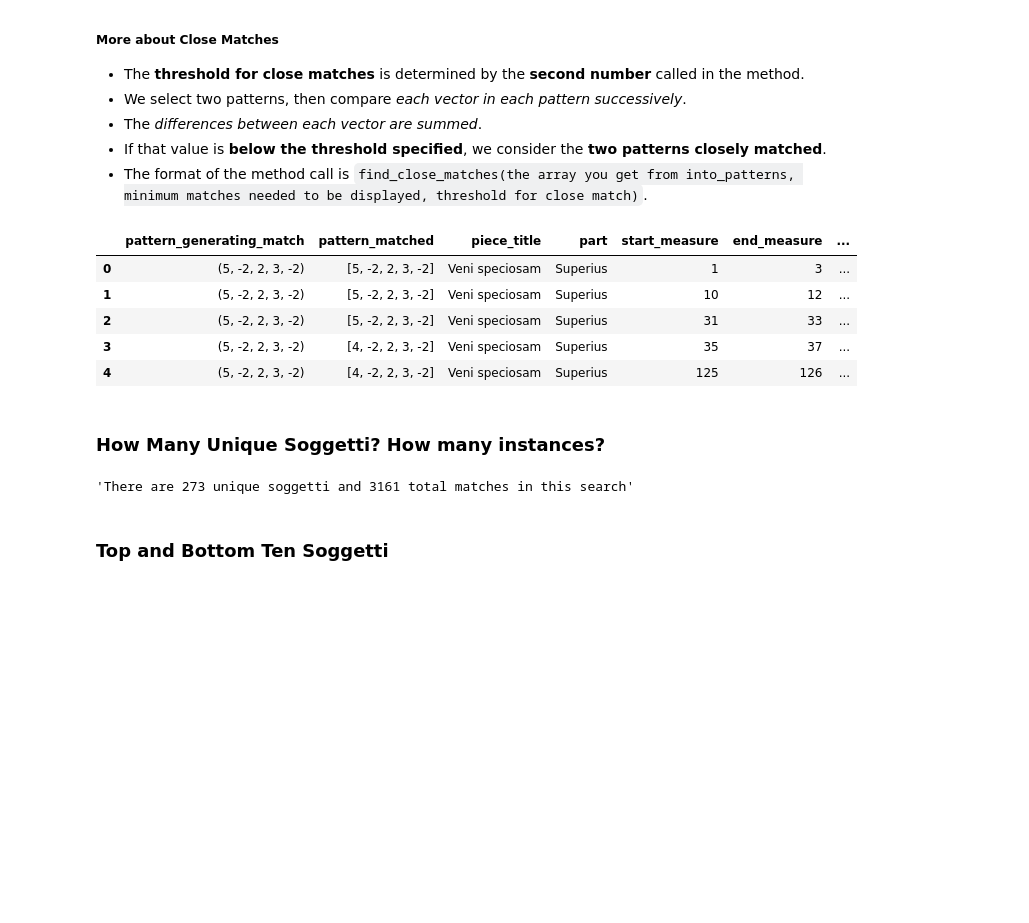
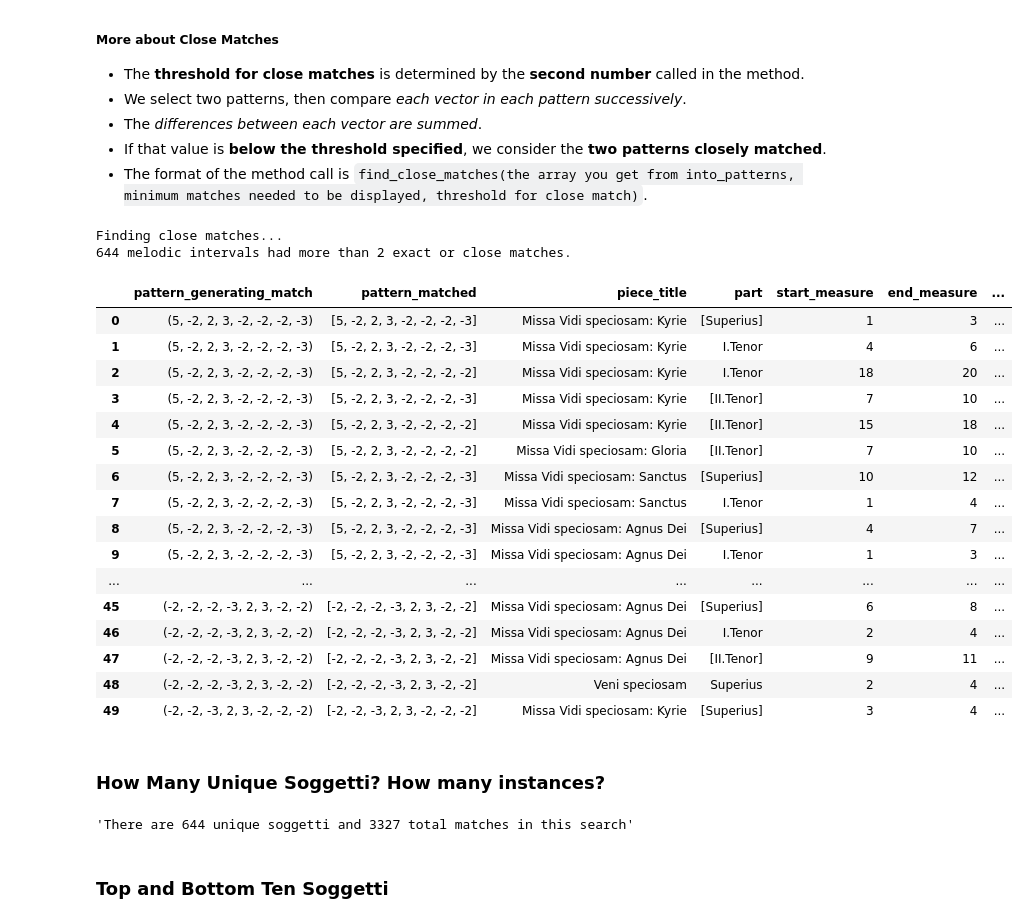
Before and after one commit to RichardFreedman/CRIM-notebooks, a Jupyter notebook: CRIM/CRIM_Intervals_Classify_12_31_20.ipynb, the cells around one changed output. Drawn from its saved outputs; the diff is of its cells as text; code cells hidden in the pictures; blank space fills up the shorter version.

```diff
--- a/CRIM/CRIM_Intervals_Classify_12_31_20.ipynb
+++ b/CRIM/CRIM_Intervals_Classify_12_31_20.ipynb
@@ -22,15 +22,15 @@ work_list = ['CRIM_Mass_0001_1.mei','CRIM_Mass_0001_2.mei','CRIM_Mass_0001_3.mei
 # %% [markdown]
 ### Short Corpus
 # %%
-# work_list = ['CRIM_Mass_0002_1.mei',
-#  'CRIM_Mass_0002_2.mei',
-#  'CRIM_Mass_0002_3.mei',
-#  'CRIM_Mass_0002_4.mei',
-#  'CRIM_Mass_0002_5.mei',
-# 'CRIM_Model_0001.mei']
+work_list = ['CRIM_Mass_0002_1.mei',
+ 'CRIM_Mass_0002_2.mei',
+ 'CRIM_Mass_0002_3.mei',
+ 'CRIM_Mass_0002_4.mei',
+ 'CRIM_Mass_0002_5.mei',
+'CRIM_Model_0001.mei']
 
-work_list = [
-'CRIM_Model_0001.mei']
+# work_list = [
+# 'CRIM_Model_0008.mei']
 # %% [markdown]
 ## Load File and Correct the MEI Metadata
 # %%
@@ -85,7 +98,7 @@ vectors = IntervalBase(corpus.note_list)
 
 - The **number** in this command represents the **minimum number of vectors to find**. 5 vectors is 6 notes.
 # %%
-patterns = into_patterns([vectors.generic_intervals], 5)
+patterns = into_patterns([vectors.generic_intervals], 8)
 #patterns = into_patterns([vectors.semitone_intervals], 4)
 # %% [markdown]
 ***
@@ -188,25 +201,38 @@ pattern_inventory
 - If that value is **below the threshold specified**, we consider the **two patterns closely matched**.
 - The format of the method call is  `find_close_matches(the array you get from into_patterns, minimum matches needed to be displayed, threshold for close match)`.
 # %%
-close_matches = find_close_matches(patterns, 3, 1)
+close_matches = find_close_matches(patterns, 2, 1)
 #for item in close_matches:
    #item.print_close_matches()
     #return pd.DataFrame(close_matches)
 
 output_close = export_pandas(close_matches)
 output_close["pattern_generating_match"] = output_close["pattern_generating_match"].apply(tuple)
 
 results = pd.DataFrame(output_close)
 results["pattern_generating_match"] = results["pattern_generating_match"].apply(tuple)
-results.head()
+results.head(50)
 #export_to_csv(close_matches)
 # %% [output]
+Finding close matches...
+644 melodic intervals had more than 2 exact or close matches.
 |  | pattern_generating_match | pattern_matched | piece_title | part | start_measure | end_measure | ... |
-| 0 | (5, -2, 2, 3, -2) | [5, -2, 2, 3, -2] | Veni speciosam | Superius | 1 | 3 | ... |
-| 1 | (5, -2, 2, 3, -2) | [5, -2, 2, 3, -2] | Veni speciosam | Superius | 10 | 12 | ... |
-| 2 | (5, -2, 2, 3, -2) | [5, -2, 2, 3, -2] | Veni speciosam | Superius | 31 | 33 | ... |
-| 3 | (5, -2, 2, 3, -2) | [4, -2, 2, 3, -2] | Veni speciosam | Superius | 35 | 37 | ... |
-| 4 | (5, -2, 2, 3, -2) | [4, -2, 2, 3, -2] | Veni speciosam | Superius | 125 | 126 | ... |
+| 0 | (5, -2, 2, 3, -2, -2, -2, -3) | [5, -2, 2, 3, -2, -2, -2, -3] | Missa Vidi speciosam: Kyrie | [Superius] | 1 | 3 | ... |
+| 1 | (5, -2, 2, 3, -2, -2, -2, -3) | [5, -2, 2, 3, -2, -2, -2, -3] | Missa Vidi speciosam: Kyrie | I.Tenor | 4 | 6 | ... |
+| 2 | (5, -2, 2, 3, -2, -2, -2, -3) | [5, -2, 2, 3, -2, -2, -2, -2] | Missa Vidi speciosam: Kyrie | I.Tenor | 18 | 20 | ... |
+| 3 | (5, -2, 2, 3, -2, -2, -2, -3) | [5, -2, 2, 3, -2, -2, -2, -3] | Missa Vidi speciosam: Kyrie | [II.Tenor] | 7 | 10 | ... |
+| 4 | (5, -2, 2, 3, -2, -2, -2, -3) | [5, -2, 2, 3, -2, -2, -2, -2] | Missa Vidi speciosam: Kyrie | [II.Tenor] | 15 | 18 | ... |
+| 5 | (5, -2, 2, 3, -2, -2, -2, -3) | [5, -2, 2, 3, -2, -2, -2, -2] | Missa Vidi speciosam: Gloria | [II.Tenor] | 7 | 10 | ... |
+| 6 | (5, -2, 2, 3, -2, -2, -2, -3) | [5, -2, 2, 3, -2, -2, -2, -3] | Missa Vidi speciosam: Sanctus | [Superius] | 10 | 12 | ... |
+| 7 | (5, -2, 2, 3, -2, -2, -2, -3) | [5, -2, 2, 3, -2, -2, -2, -3] | Missa Vidi speciosam: Sanctus | I.Tenor | 1 | 4 | ... |
+| 8 | (5, -2, 2, 3, -2, -2, -2, -3) | [5, -2, 2, 3, -2, -2, -2, -3] | Missa Vidi speciosam: Agnus Dei | [Superius] | 4 | 7 | ... |
+| 9 | (5, -2, 2, 3, -2, -2, -2, -3) | [5, -2, 2, 3, -2, -2, -2, -3] | Missa Vidi speciosam: Agnus Dei | I.Tenor | 1 | 3 | ... |
+| ... | ... | ... | ... | ... | ... | ... | ... |
+| 45 | (-2, -2, -2, -3, 2, 3, -2, -2) | [-2, -2, -2, -3, 2, 3, -2, -2] | Missa Vidi speciosam: Agnus Dei | [Superius] | 6 | 8 | ... |
+| 46 | (-2, -2, -2, -3, 2, 3, -2, -2) | [-2, -2, -2, -3, 2, 3, -2, -2] | Missa Vidi speciosam: Agnus Dei | I.Tenor | 2 | 4 | ... |
+| 47 | (-2, -2, -2, -3, 2, 3, -2, -2) | [-2, -2, -2, -3, 2, 3, -2, -2] | Missa Vidi speciosam: Agnus Dei | [II.Tenor] | 9 | 11 | ... |
+| 48 | (-2, -2, -2, -3, 2, 3, -2, -2) | [-2, -2, -2, -3, 2, 3, -2, -2] | Veni speciosam | Superius | 2 | 4 | ... |
+| 49 | (-2, -2, -3, 2, 3, -2, -2, -2) | [-2, -2, -3, 2, 3, -2, -2, -2] | Missa Vidi speciosam: Kyrie | [Superius] | 3 | 4 | ... |
 # %% [markdown]
 ### How Many Unique Soggetti?  How many instances?
 # %%
@@ -215,7 +241,7 @@ unique_sogetti = output_close.pattern_generating_match.apply(str).nunique()
 summary = 'There are {} unique soggetti and {} total matches in this search'.format(unique_sogetti, total_matches)
 summary
 # %% [output]
-'There are 273 unique soggetti and 3161 total matches in this search'
+'There are 644 unique soggetti and 3327 total matches in this search'
 # %% [markdown]
 ### Top and Bottom Ten Soggetti
 # %%
```
Also changed, not shown: parts of 13 cells of this notebook, 1 other file.
